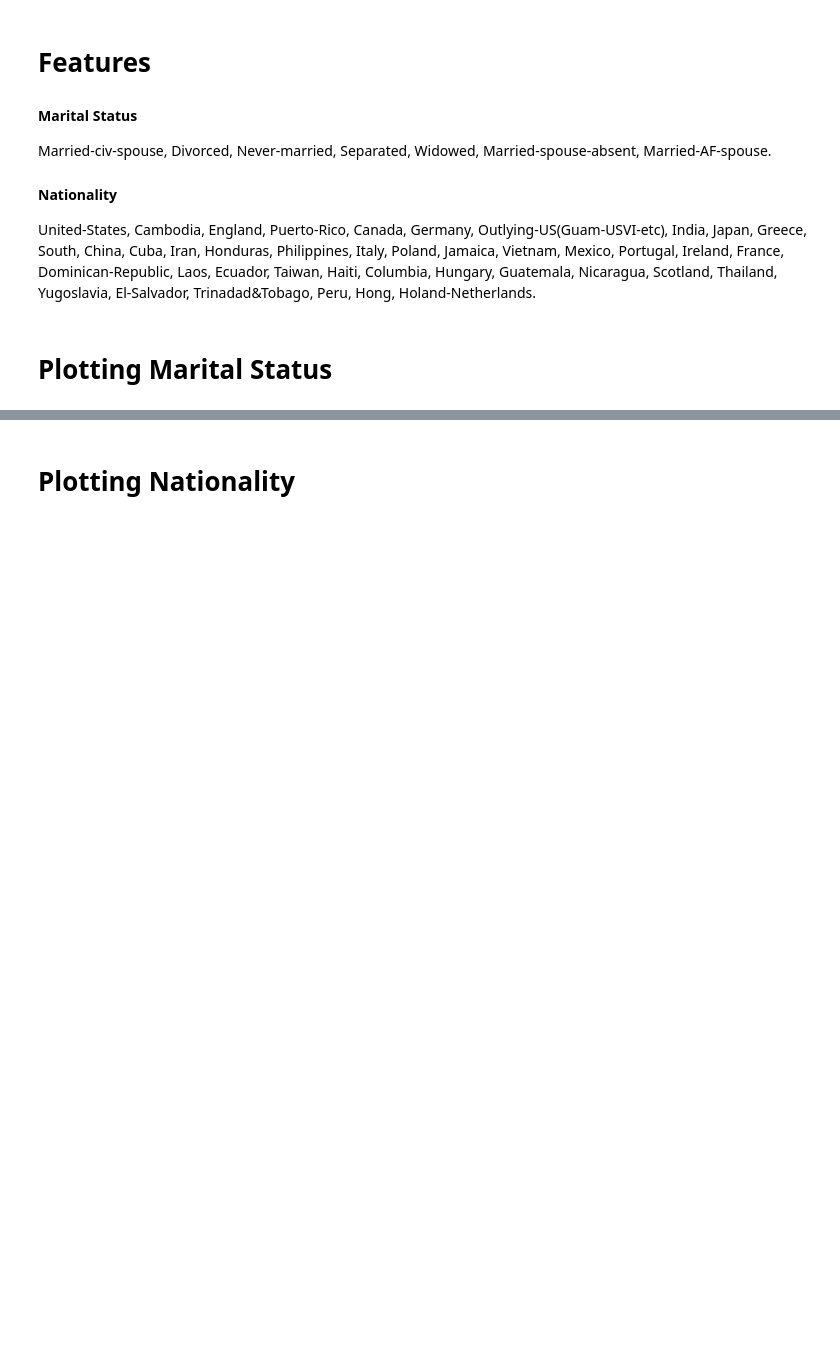
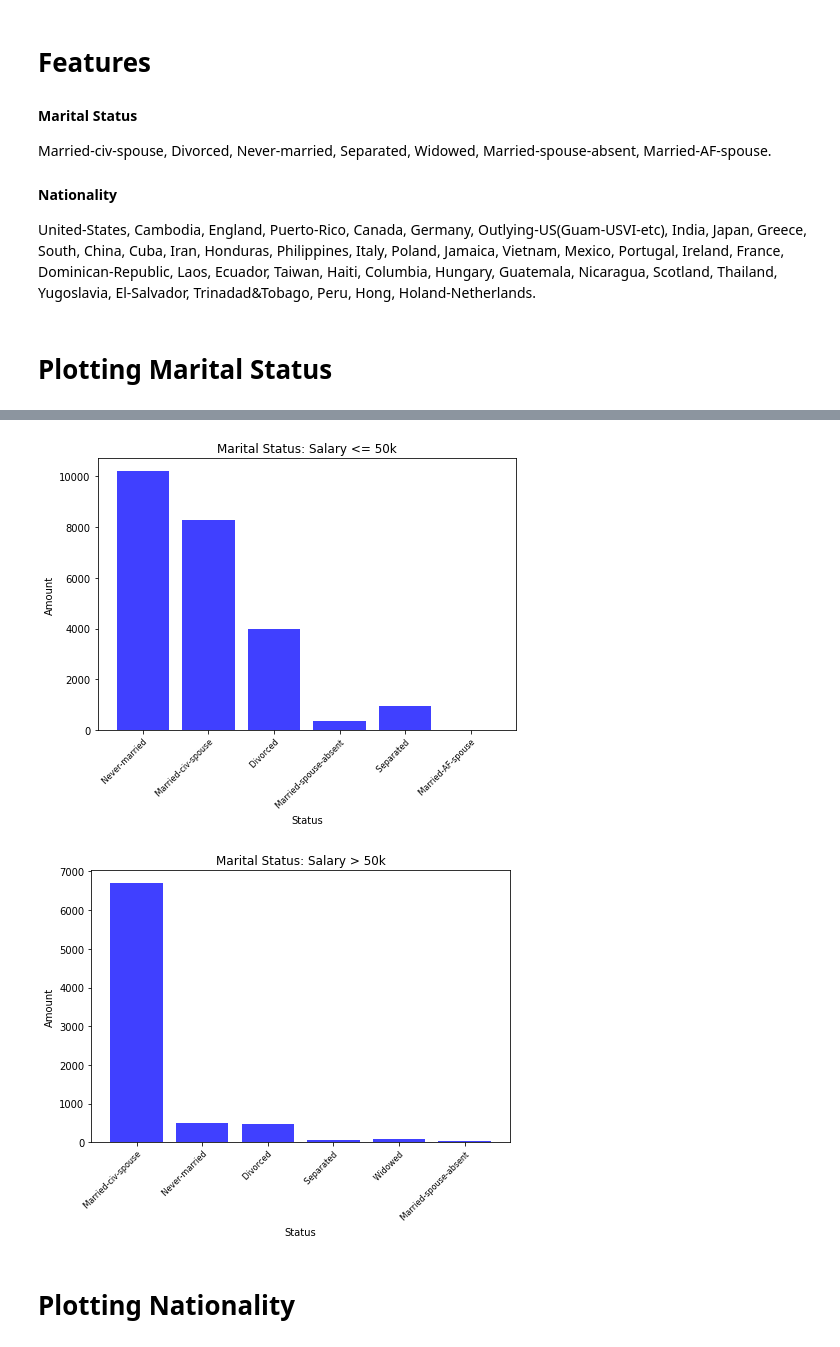
Before and after one commit to kylechang523/ECE180-Final-Project-Personal-Income-Analysis-and-Prediction, a Jupyter notebook: Nationality and Marital Status.ipynb, the cells around one changed output, grey strips where cells are left out. Cells and saved outputs as stored; diff of their text form; code cells hidden in the pictures; blank space fills up the shorter version.

```diff
--- a/Nationality and Marital Status.ipynb
+++ b/Nationality and Marital Status.ipynb
@@ -78,17 +86,26 @@ plt.show()
 # %%
+# need a way to stop xlabels from getting cut off in saved image
+
+plt.figure(figsize=(7.5,5))
 plt.hist(marriedBelow,facecolor='blue',alpha=0.75,rwidth=0.8,bins = np.arange(len(labels))-0.5)
 plt.title('Marital Status: Salary <= 50k')
 plt.xlabel('Status')
 plt.xticks(rotation=45,rotation_mode="anchor",ha="right")
 plt.ylabel('Amount')
+plt.savefig('MaritalBelow.png')
 plt.show()
 
+plt.figure(figsize=(7.5,5))
 plt.hist(marriedAbove,facecolor='blue',alpha=0.75,rwidth=0.8,bins = np.arange(len(labels))-0.5)
 plt.title('Marital Status: Salary > 50k')
 plt.xlabel('Status')
 plt.xticks(rotation=45,rotation_mode="anchor",ha="right")
 plt.ylabel('Amount')
+plt.savefig('MaritalAbove.png')
 plt.show()
+# %% [output]
+[figure, added]
+[figure, added]
 # %% [markdown]
 # Plotting Nationality
 # %%
```
Also changed, not shown: parts of 2 cells of this notebook, 5 other files.
